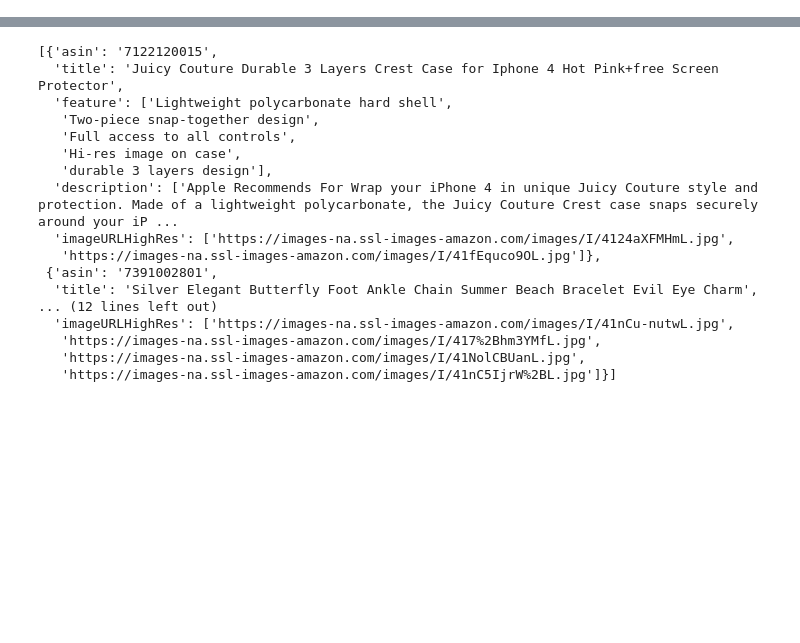
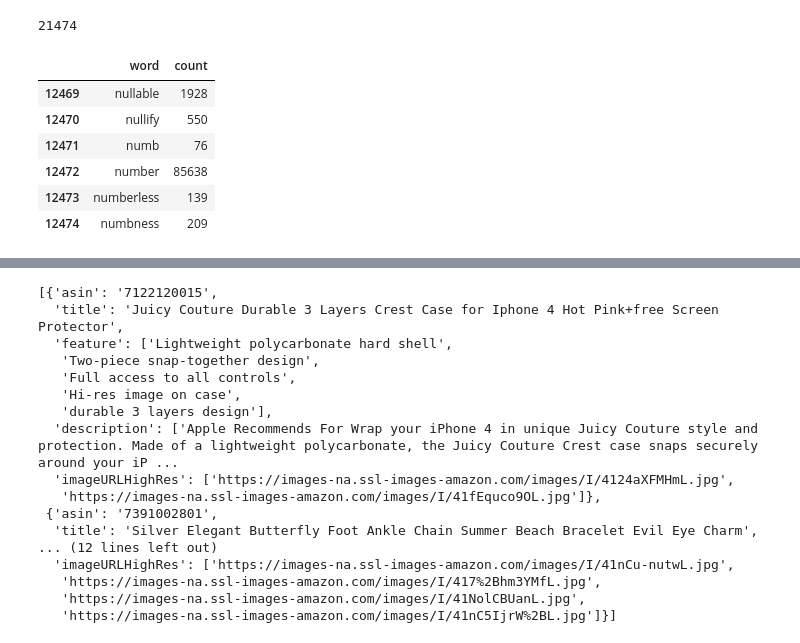
Before and after one commit to uwFengyuan/NLPinFinance, a Jupyter notebook: tryNLP.ipynb, the cells around one changed output, grey strips where cells are left out. Cells and saved outputs as stored; diff of their text form; code cells hidden in the pictures; blank space fills up the shorter version.

```diff
--- a/NLP_For_E_commerce_main/tryNLP.ipynb
+++ b/tryNLP.ipynb
@@ -7,0 +118,16 @@ from build_vocab import Vocabulary
+# %%
+wordlist = pd.read_csv('/home/liufengyuan/NLPinFinance/WordList.csv')
+# %%
+len(wordlist)
+# %% [output]
+21474
+# %%
+wordlist.iloc[12467:12473]
+# %% [output]
+|  | word | count |
+| 12469 | nullable | 1928 |
+| 12470 | nullify | 550 |
+| 12471 | numb | 76 |
+| 12472 | number | 85638 |
+| 12473 | numberless | 139 |
+| 12474 | numbness | 209 |
```
Also changed, not shown: parts of 21 cells of this notebook, 9 other files.
